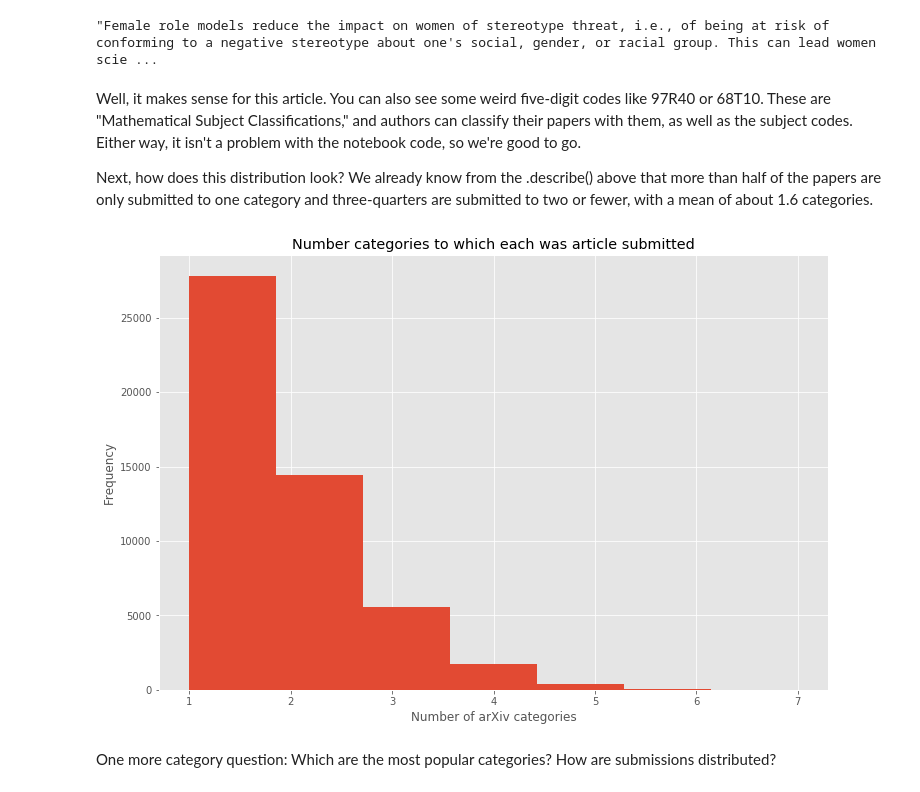
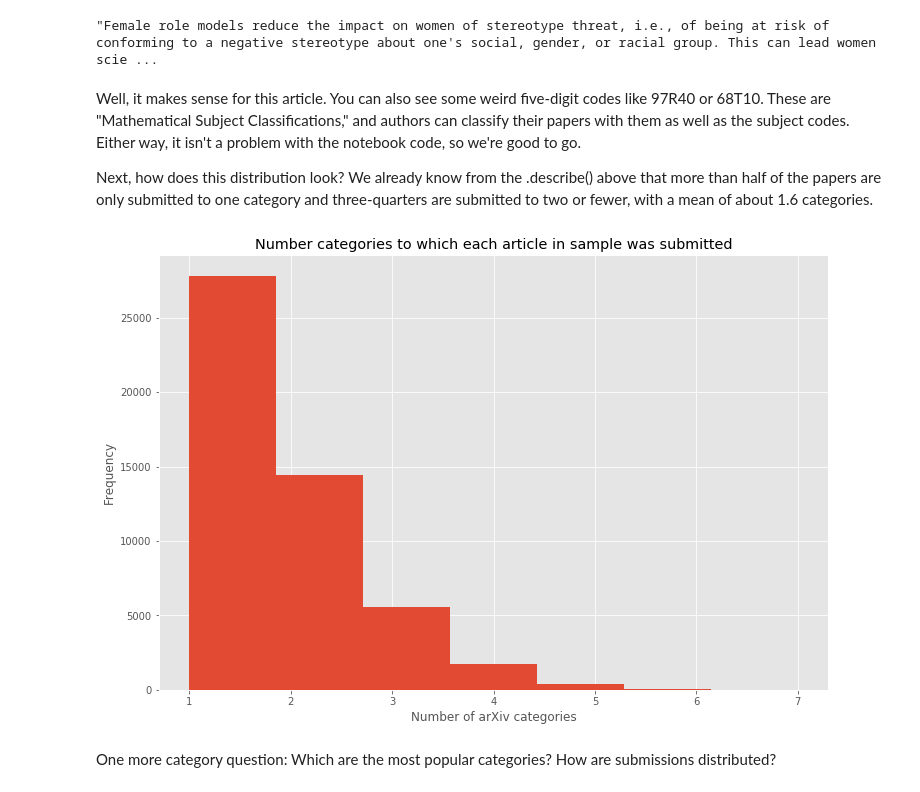
Before and after one commit to OhThatMisty/astro_categories, a Jupyter notebook: notebooks/ArXiv_EDA.ipynb, the cells around one changed output. Cells and saved outputs as stored; diff of their text form; code cells hidden in the pictures.

```diff
--- a/notebooks/ArXiv_EDA.ipynb
+++ b/notebooks/ArXiv_EDA.ipynb
@@ -69,16 +76,16 @@ df.abstract[12704]
 # %% [output]
 "Female role models reduce the impact on women of stereotype threat, i.e., of being at risk of conforming to a negative stereotype about one's social, gender, or racial group. This can lead women scie ...
 # %% [markdown]
-Well, it makes sense for this article.  You can also see some weird five-digit codes like 97R40 or 68T10.  These are "Mathematical Subject Classifications," and authors can classify their papers with them, as well as the subject codes.  Either way, it isn't a problem with the notebook code, so we're good to go.
+Well, it makes sense for this article.  You can also see some weird five-digit codes like 97R40 or 68T10.  These are "Mathematical Subject Classifications," and authors can classify their papers with them as well as the subject codes.  Either way, it isn't a problem with the notebook code, so we're good to go.
 
 Next, how does this distribution look?  We already know from the .describe() above that more than half of the papers are only submitted to one category and three-quarters are submitted to two or fewer, with a mean of about 1.6 categories.
 # %%
 _ = plt.figure(figsize=(12,8))
 _ = df.terms_len.plot(kind='hist', bins=7)
 _ = plt.xlabel('Number of arXiv categories')
-_ = plt.title('Number categories to which each was article submitted')
+_ = plt.title('Number categories to which each article in sample was submitted')
 # %% [output]
-[figure, old version]
+[figure, new version]
 # %% [markdown]
 One more category question: Which are the most popular categories?  How are submissions distributed?
 # %%
```
Also changed, not shown: parts of 20 cells of this notebook.
